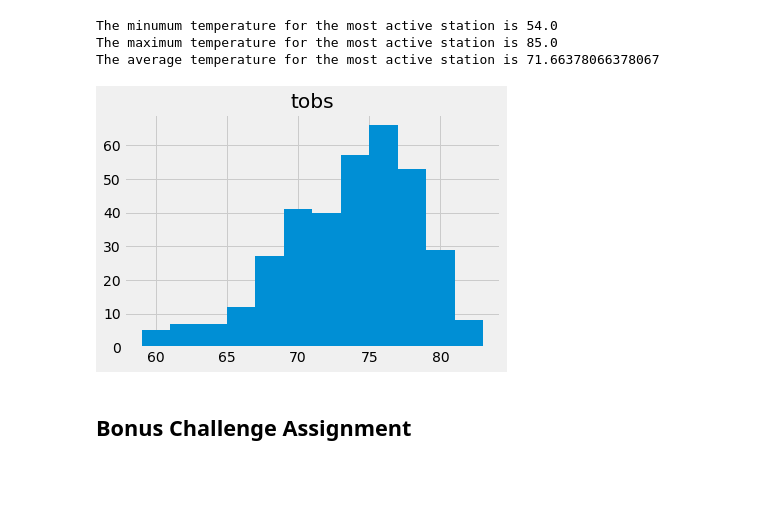
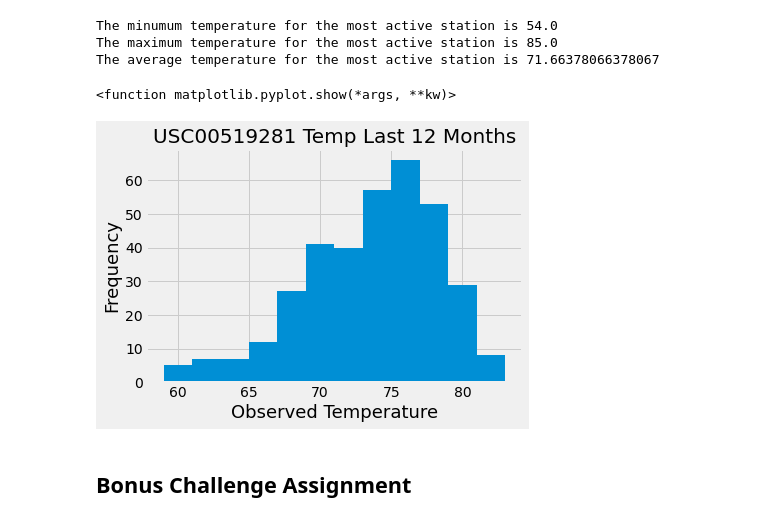
Before and after one commit to mkpennemays/Surfin_SQLAlchemy, a Jupyter notebook: climate_starter.ipynb, the cells around one changed output. Cells and saved outputs as stored; diff of their text form; code cells hidden in the pictures; blank space fills up the shorter version.

Commit message:
cleaned up graphs

```diff
--- a/climate_starter.ipynb
+++ b/climate_starter.ipynb
@@ -221,12 +193,17 @@ The average temperature for the most active station is 71.66378066378067
 # %%
 # Choose the station with the highest number of temperature observations.
 
 # Query the last 12 months of temperature observation data for this station and plot the results as a histogram
 station_lastyr_df = stationmeasdf[stationmeasdf['date']>= strFinalyear].sort_values('date')
 station_lastyr_df
 hist = station_lastyr_df.hist(column="tobs",bins=12)
+plt.title("USC00519281 Temp Last 12 Months", size=20)
+plt.ylabel("Frequency", size=18)
+plt.xlabel("Observed Temperature", size=18)
+plt.show
 # %% [output]
+<function matplotlib.pyplot.show(*args, **kw)>
-[figure, old version]
+[figure, new version]
 # %% [markdown]
 ## Bonus Challenge Assignment
 # %%
```
Also changed, not shown: parts of 5 cells of this notebook.
